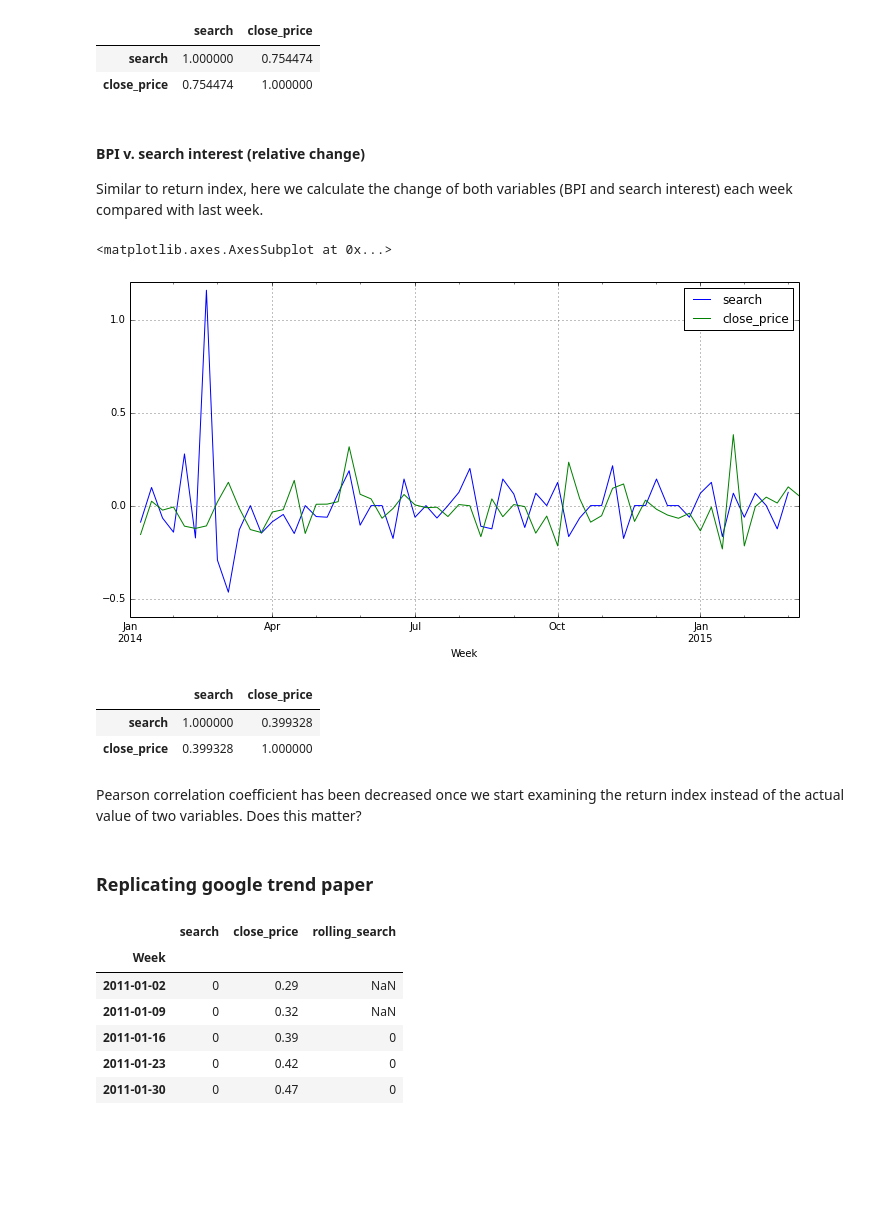
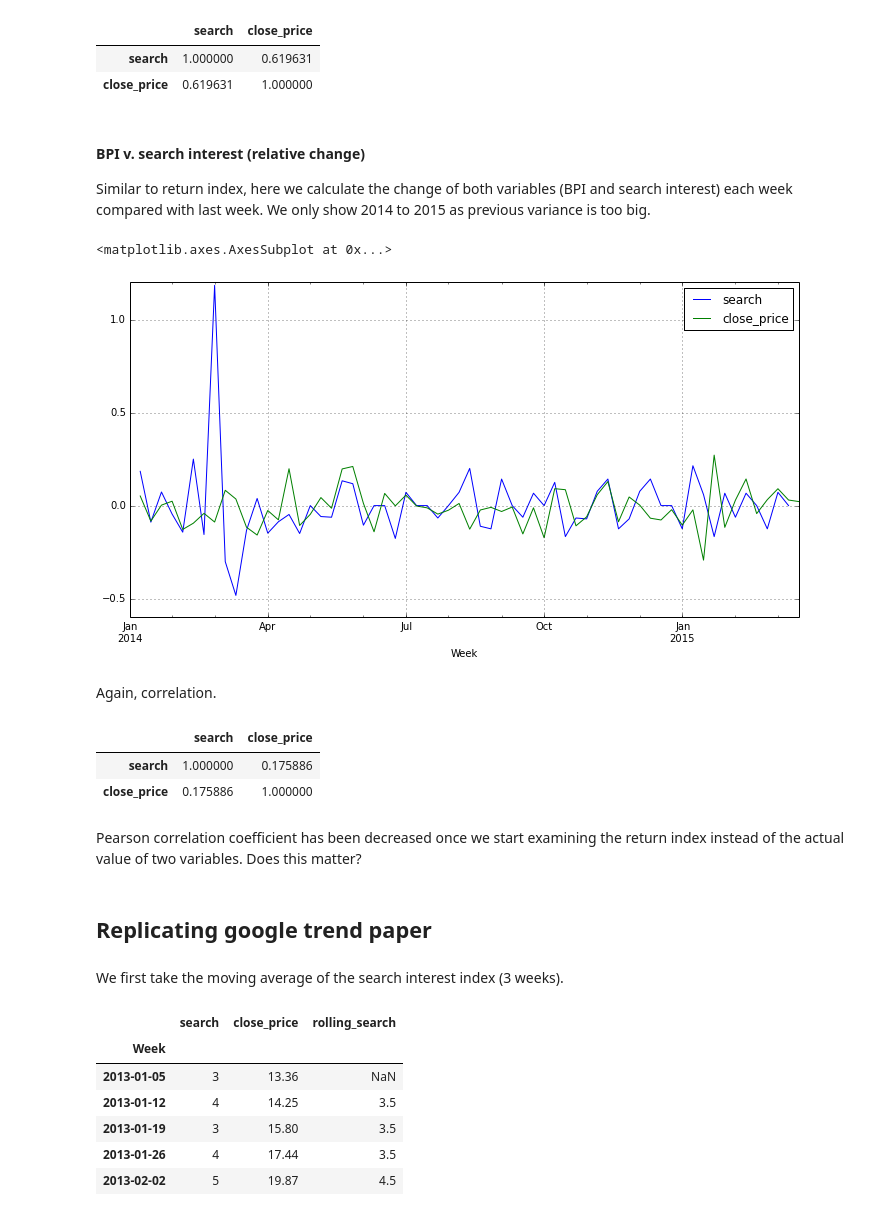
Before and after one commit to yyl/btc-price-analysis, a Jupyter notebook: google_trend.ipynb, the cells around one changed output. Saved outputs shown, nothing was run; the diff lists cells and outputs as text; code cells hidden in the pictures; blank space fills up the shorter version.

```diff
--- a/google_trend.ipynb
+++ b/google_trend.ipynb
@@ -16,3 +20,4 @@ matplotlib.rcParams['figure.figsize'] = (12.0, 6.0)
 # %%
+# parse data from google trend
 def parseWeek(w):
-    return w.split(" - ")[0]
+    return w.split(" - ")[1]
@@ -38,7 +43,7 @@ Bitcoin price index from coinbase
 time_format = "%Y-%m-%dT%H:%M:%S"
 data = pd.read_csv("./data.csv", names=['time', 'price'], index_col='time',
                    parse_dates=[0], date_parser=lambda x: datetime.datetime.strptime(x[:-6], time_format))
-bpi = data.resample('w', how='ohlc')
+bpi = data.resample('w-sat', how='ohlc')
 bpi.index.name = 'Week'
 bpi = pd.DataFrame(bpi['price']['close'])
 bpi.head()
@@ -53,7 +58,7 @@ bpi.head()
 # %%
 trend_bpi = pd.merge(trend, bpi, how='right', left_index=True, right_index=True)
 trend_bpi.columns = ['search', 'close_price']
-trend_bpi = trend_bpi['2011':]
+trend_bpi = trend_bpi['2013':]
 trend_bpi.head()
 # %% [output]
 |  | search | close_price |
@@ -75,35 +82,39 @@ ax = trend_bpi.plot(secondary_y=['close_price'])
 trend_bpi.corr()
 # %% [output]
 |  | search | close_price |
-| search | 1.000000 | 0.754474 |
-| close_price | 0.754474 | 1.000000 |
+| search | 1.000000 | 0.619631 |
+| close_price | 0.619631 | 1.000000 |
 # %% [markdown]
 #### BPI v. search interest (relative change)
 
-Similar to return index, here we calculate the change of both variables (BPI and search interest) each week compared with last week.
+Similar to return index, here we calculate the change of both variables (BPI and search interest) each week compared with last week. We only show 2014 to 2015 as previous variance is too big.
 # %%
 trend_bpi['2014':'2015'].pct_change().plot()
 # %% [output]
 <matplotlib.axes.AxesSubplot at 0x...>
-[figure, old version]
+[figure, new version]
+# %% [markdown]
+Again, correlation.
 # %%
 trend_bpi.pct_change().corr()
 # %% [output]
 |  | search | close_price |
-| search | 1.000000 | 0.399328 |
-| close_price | 0.399328 | 1.000000 |
+| search | 1.000000 | 0.175886 |
+| close_price | 0.175886 | 1.000000 |
 # %% [markdown]
 Pearson correlation coefficient has been decreased once we start examining the return index instead of the actual value of two variables. Does this matter?
 # %% [markdown]
-### Replicating google trend paper
+## Replicating google trend paper
+# %% [markdown]
+We first take the moving average of the search interest index (3 weeks).
 # %%
-trend_bpi['rolling_search'] = pd.rolling_mean(trend_bpi.search, 3)
+trend_bpi['rolling_search'] = pd.rolling_mean(trend_bpi.search, 2)
 trend_bpi.head()
 # %% [output]
 |  | search | close_price | rolling_search |
 | Week |  |  |  |
-| 2011-01-02 | 0 | 0.29 | NaN |
-| 2011-01-09 | 0 | 0.32 | NaN |
-| 2011-01-16 | 0 | 0.39 | 0 |
-| 2011-01-23 | 0 | 0.42 | 0 |
-| 2011-01-30 | 0 | 0.47 | 0 |
+| 2013-01-05 | 3 | 13.36 | NaN |
+| 2013-01-12 | 4 | 14.25 | 3.5 |
+| 2013-01-19 | 3 | 15.80 | 3.5 |
+| 2013-01-26 | 4 | 17.44 | 3.5 |
+| 2013-02-02 | 5 | 19.87 | 4.5 |
```
Also changed, not shown: parts of 26 cells of this notebook, 17 other files.
